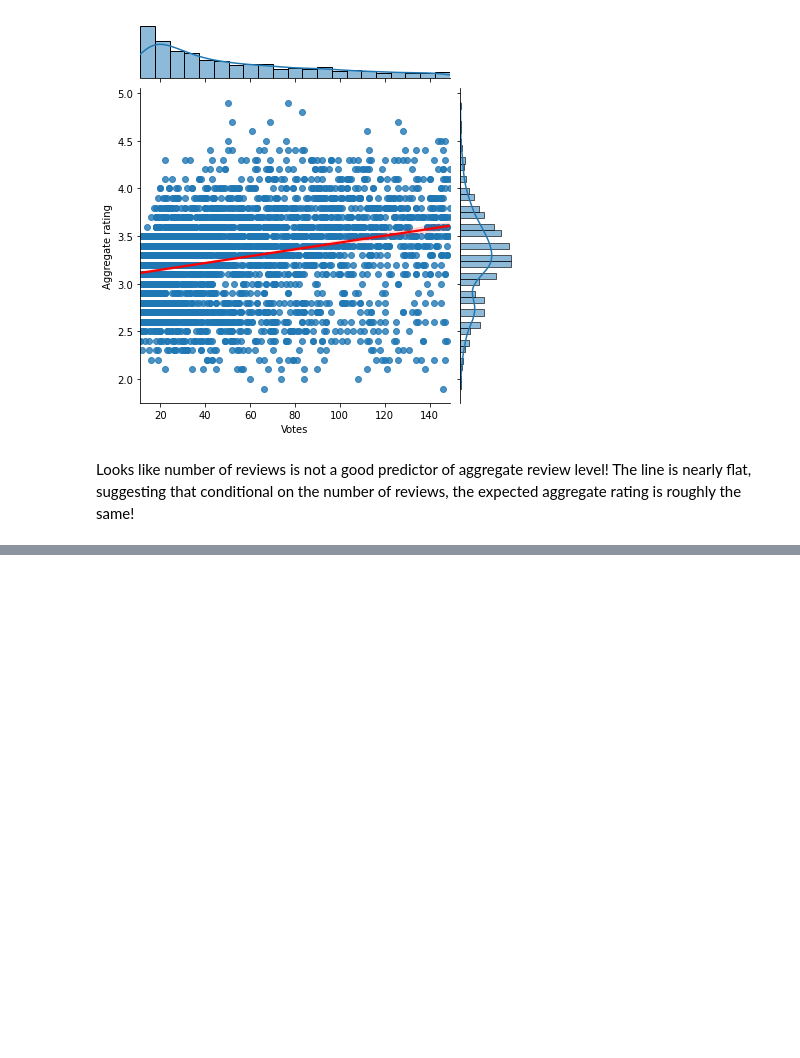
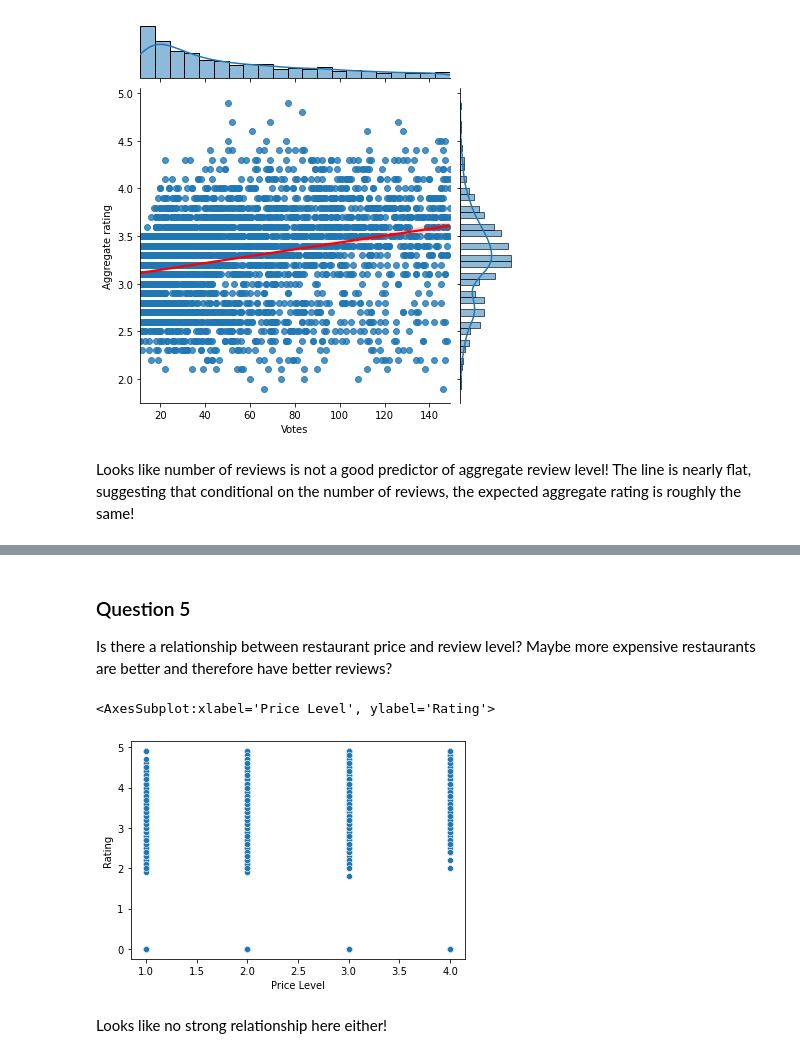
Before and after one commit to SelvinSelbaraju/ZomatoRestaurant, a Jupyter notebook: Notebook.ipynb, the cells around one changed output, grey strips where cells are left out. Drawn from its saved outputs; the diff is of its cells as text; code cells hidden in the pictures; blank space fills up the shorter version.

Commit message:
added question 5 and answered it

```diff
--- a/Notebook.ipynb
+++ b/Notebook.ipynb
@@ -184,0 +202,20 @@ The line is nearly flat, suggesting that conditional on the number of reviews, t
+# %% [markdown]
+### Question 5
+Is there a relationship between restaurant price and review level?
+Maybe more expensive restaurants are better and therefore have better reviews?
+# %%
+q = """
+    SELECT
+        [Price range] AS 'Price Level',
+        [Aggregate rating] AS 'Rating'
+    FROM
+        indian_data
+"""
+price_review_data = sqldf(q)
+# %%
+sns.scatterplot(x = 'Price Level', y = 'Rating', data = price_review_data)
+# %% [output]
+<AxesSubplot:xlabel='Price Level', ylabel='Rating'>
+[figure, added]
+# %% [markdown]
+Looks like no strong relationship here either!
```
Also changed, not shown: parts of 3 cells of this notebook.
